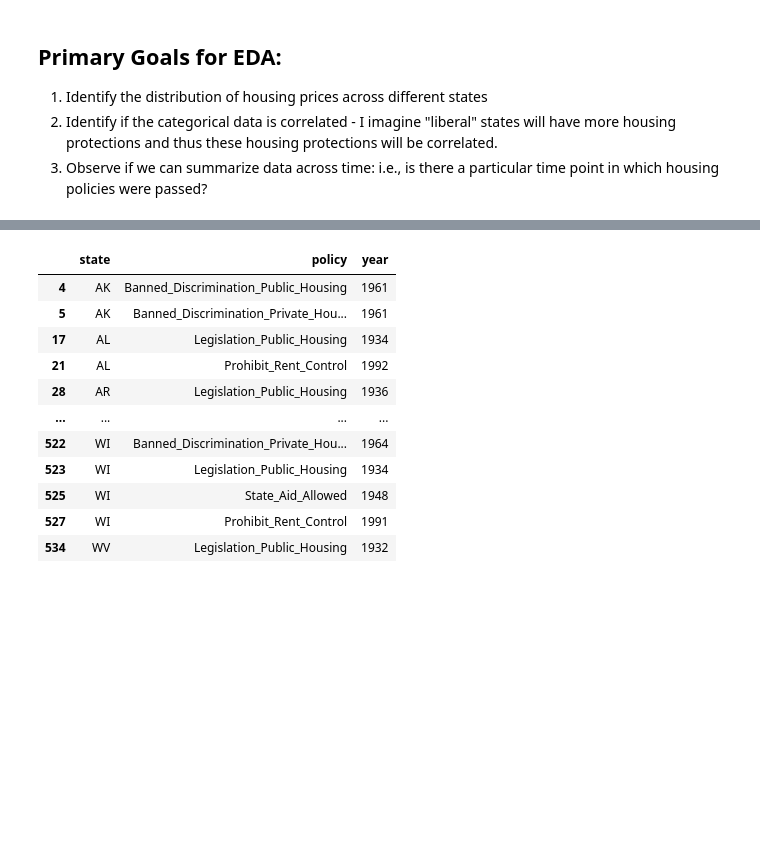
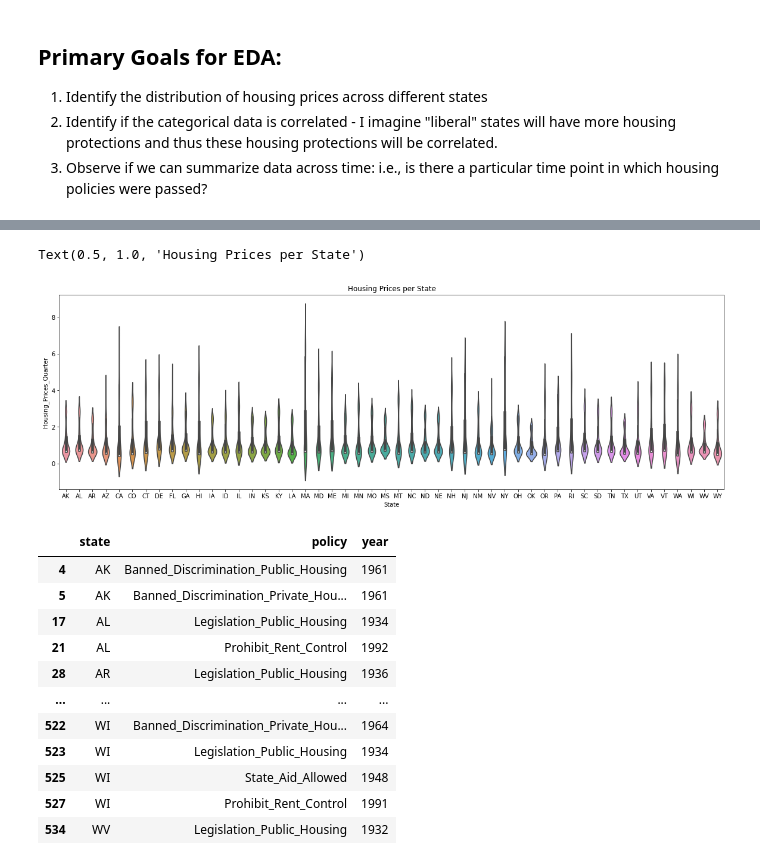
Before and after one commit to gerardoRO/ds4a, a Jupyter notebook: indepth_EDA_PP.ipynb, the cells around one changed output, grey strips where cells are left out. Drawn from its saved outputs; the diff is of its cells as text; code cells hidden in the pictures; blank space fills up the shorter version.

```diff
--- a/indepth_EDA_PP.ipynb
+++ b/indepth_EDA_PP.ipynb
@@ -78,3 +130,10 @@ Name: Housing_Prices_Quarter, dtype: float64
+# %%
+plt.figure(figsize=(20,6))
+sns.violinplot(x = 'State',y = 'Housing_Prices_Quarter', data = df)
+plt.title('Housing Prices per State')
+# %% [output]
+Text(0.5, 1.0, 'Housing Prices per State')
+[figure, added]
 # %%
 years_of_change = pd.DataFrame(columns=['state','policy','year'])
 for st_name,st_df in df.groupby('State'):
```
Also changed, not shown: parts of 23 cells of this notebook, 1 other file.
